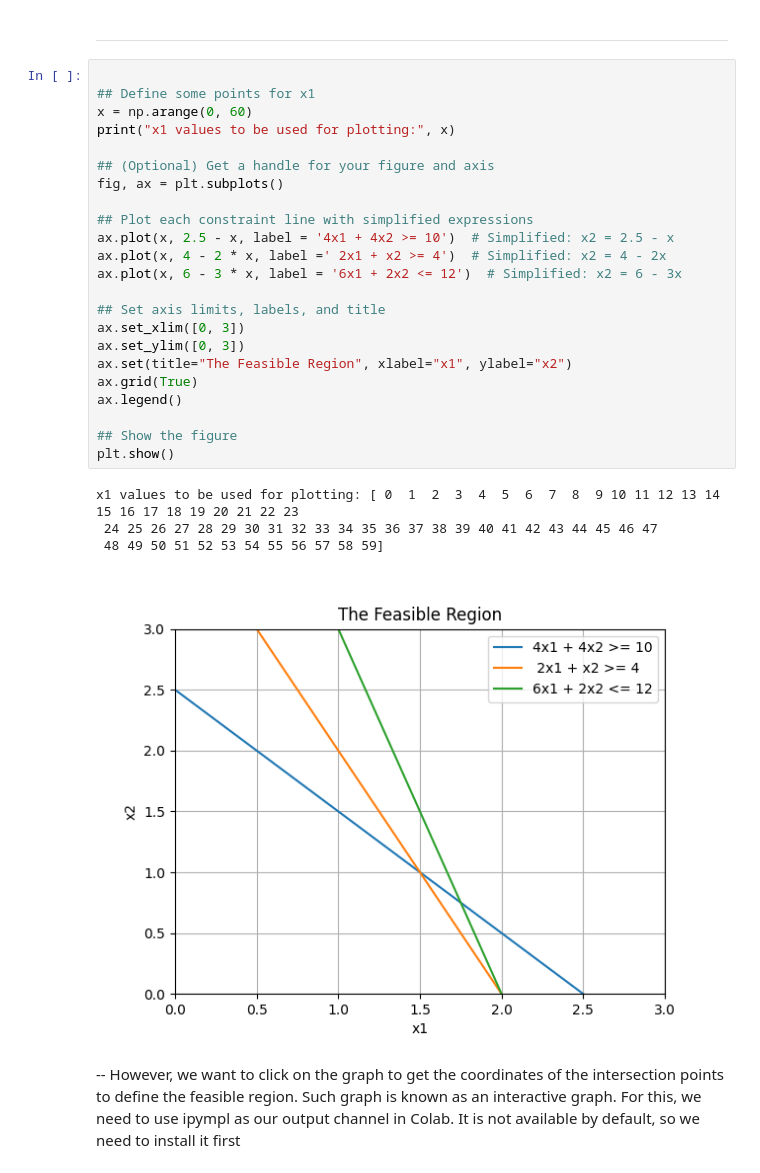
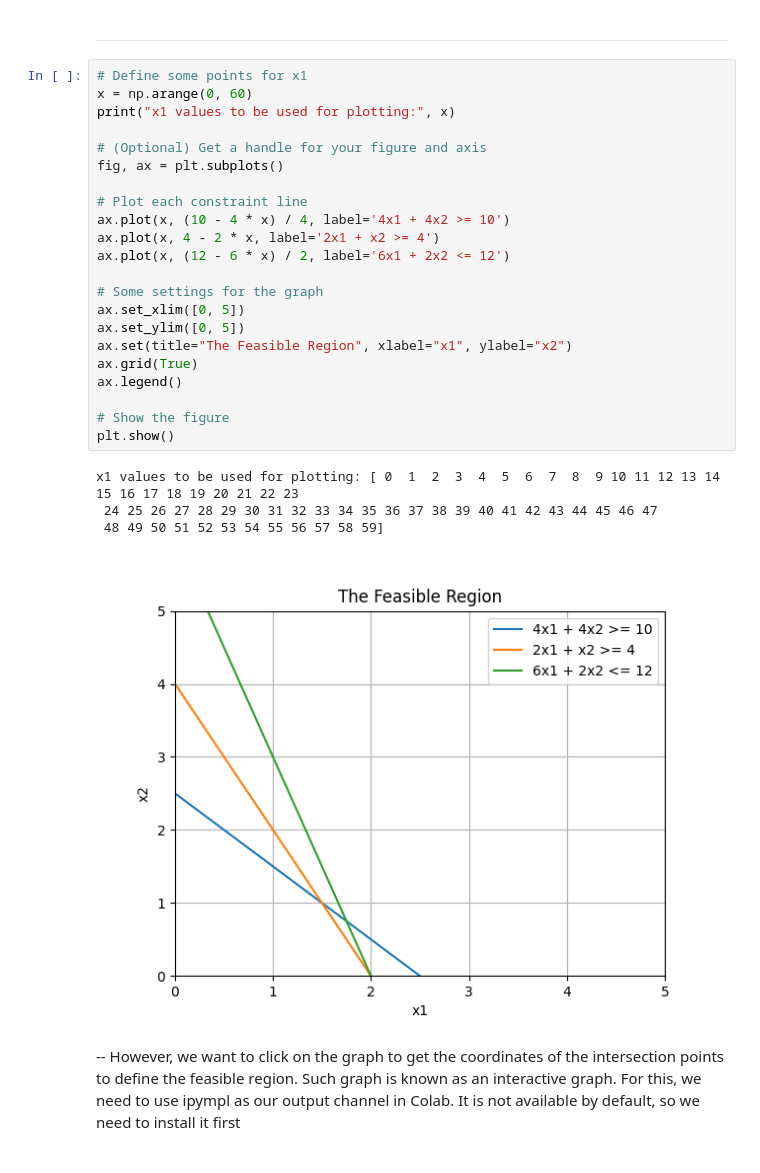
Before and after one commit to Atheer03/labs, a Jupyter notebook: w2_e1_e2(1).ipynb, the cells around one changed output. Cells and saved outputs as stored; diff of their text form.

```diff
--- a/w2_e1_e2(1).ipynb
+++ b/w2_e1_e2(1).ipynb
@@ -409,33 +403,32 @@ Or if the feasible region is unbounded, then:
 # %% [markdown]
 ------
 # %%
-
-## Define some points for x1
+# Define some points for x1
 x = np.arange(0, 60)
 print("x1 values to be used for plotting:", x)
 
-## (Optional) Get a handle for your figure and axis
+# (Optional) Get a handle for your figure and axis
 fig, ax = plt.subplots()
 
-## Plot each constraint line with simplified expressions
-ax.plot(x, 2.5 - x, label = '4x1 + 4x2 >= 10')  # Simplified: x2 = 2.5 - x
-ax.plot(x, 4 - 2 * x, label =' 2x1 + x2 >= 4')  # Simplified: x2 = 4 - 2x
-ax.plot(x, 6 - 3 * x, label = '6x1 + 2x2 <= 12')  # Simplified: x2 = 6 - 3x
+# Plot each constraint line
+ax.plot(x, (10 - 4 * x) / 4, label='4x1 + 4x2 >= 10')
+ax.plot(x, 4 - 2 * x, label='2x1 + x2 >= 4')
+ax.plot(x, (12 - 6 * x) / 2, label='6x1 + 2x2 <= 12')
 
-## Set axis limits, labels, and title
-ax.set_xlim([0, 3])
-ax.set_ylim([0, 3])
+# Some settings for the graph
+ax.set_xlim([0, 5])
+ax.set_ylim([0, 5])
 ax.set(title="The Feasible Region", xlabel="x1", ylabel="x2")
 ax.grid(True)
 ax.legend()
 
-## Show the figure
+# Show the figure
 plt.show()
 # %% [output]
 x1 values to be used for plotting: [ 0  1  2  3  4  5  6  7  8  9 10 11 12 13 14 15 16 17 18 19 20 21 22 23
  24 25 26 27 28 29 30 31 32 33 34 35 36 37 38 39 40 41 42 43 44 45 46 47
  48 49 50 51 52 53 54 55 56 57 58 59]
-[figure, old version]
+[figure, new version]
 # %% [markdown]
 -- However, we want to click on the graph to get the coordinates of the intersection points to define the feasible region.
 Such graph is known as an interactive graph. For this, we need to use ipympl as our output channel in Colab. It is not available by default, so we need to install it first
```
Also changed, not shown: parts of 6 cells of this notebook.
